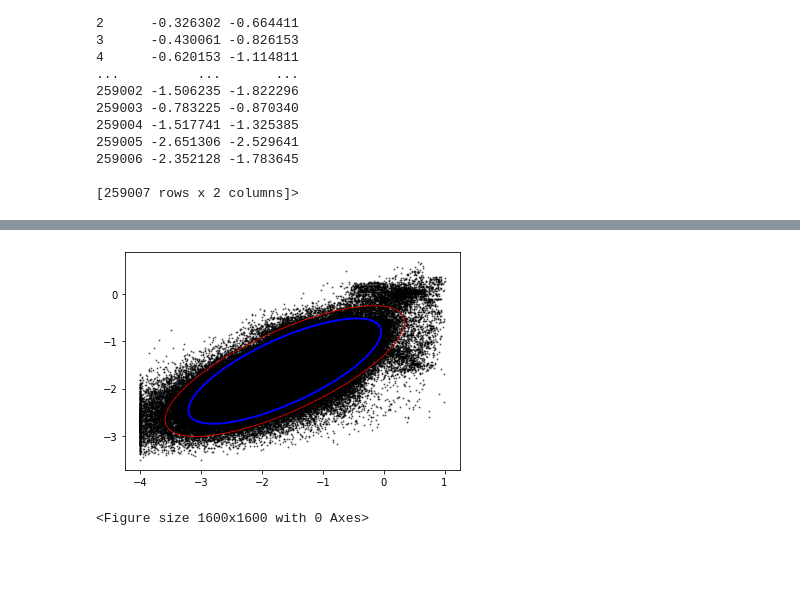
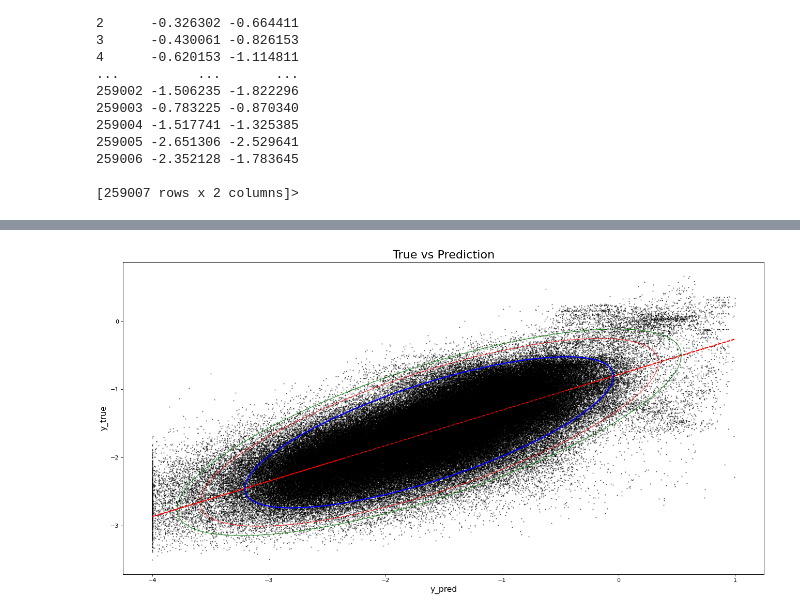
Before and after one commit to INTJ0001/ErrorEllipse, a Jupyter notebook: ErrorEllipse.ipynb, the cells around one changed output, grey strips where cells are left out. Saved outputs shown, nothing was run; the diff lists cells and outputs as text; code cells hidden in the pictures; blank space fills up the shorter version.

```diff
--- a/ErrorEllipse.ipynb
+++ b/ErrorEllipse.ipynb
@@ -129,0 +47,9 @@ plt.show()
+# %%
+figure(figsize=(20, 10), dpi=80)
+plt.plot(x,y,'o')
+plt.xlabel("y_pred", fontsize=14)
+plt.ylabel("y_true", fontsize=14)
+plt.title("True vs Prediction", fontsize=20)
+z = np.polyfit(x, y, 1)
+p = np.poly1d(z)
+plt.plot(x,p(x),"r--")
@@ -130,4 +59,6 @@ plt.show()
 # %%
+figure(figsize=(20, 10), dpi=80)
+
 def main(nstd=2.):
     """
     Generate an `nstd` sigma ellipse based on the mean and covariance of a
@@ -148,11 +79,20 @@ def main(nstd=2.):
     # METHOD 2
     width2, height2, theta2 = cov_ellipse2(points, cov, nstd)
 
+    #METHOD 3
+    width3, height3, theta3 = cov_ellipse3(points, cov, nstd)
+
     # Plot the raw points.
     df1["y_true"], df1["y_pred"]
     ax = plt.gca()
     plt.scatter(x, y, c='k', s=1, alpha=.5)
-    figure(figsize=(20, 20), dpi=80)
+    plt.xlabel("y_pred", fontsize=14)
+    plt.ylabel("y_true", fontsize=14)
+    plt.title("True vs Prediction", fontsize=20)
+    z = np.polyfit(x, y, 1)
+    p = np.poly1d(z)
+    plt.plot(x,p(x),"r--")
+
     # First ellipse
     ellipse1 = Ellipse(xy=mean_pos, width=width1, height=height1, angle=theta1,
                        edgecolor='b', fc='None', lw=2, zorder=4)
@@ -161,6 +101,11 @@ def main(nstd=2.):
     ellipse2 = Ellipse(xy=mean_pos, width=width2, height=height2, angle=theta2,
                        edgecolor='r', fc='None', lw=.8, zorder=4)
     ax.add_patch(ellipse2)
+
+    #Third ellipse
+    ellipse3 = Ellipse(xy=mean_pos, width=width3, height=height3, angle=theta3,
+                       edgecolor='g', fc='None', lw=.9, zorder=4)
+    ax.add_patch(ellipse3)
     plt.show()
 
 
@@ -180,32 +125,48 @@ def cov_ellipse(points, cov, nstd):
 
     vals, vecs = eigsorted(cov)
     theta = np.degrees(np.arctan2(*vecs[:, 0][::-1]))
 
     # Width and height are "full" widths, not radius
     width, height = 2 * nstd * np.sqrt(vals)
 
     return width, height, theta
 
 
 def cov_ellipse2(points, cov, nstd):
     """
     Source: https://stackoverflow.com/a/39749274/1391441
     """
 
     vals, vecs = eigsorted(cov)
     theta = np.degrees(np.arctan2(*vecs[::-1, 0]))
 
     # Confidence level
     q = 2 * norm.cdf(nstd) - 1
     r2 = chi2.ppf(q, 2)
 
     width, height = 2 * np.sqrt(vals * r2)
 
     return width, height, theta
 
 
+def cov_ellipse3(points, cov, nstd):
+    """
+    Source: https://stackoverflow.com/a/39749274/1391441
+    """
+
+    vals, vecs = eigsorted(cov)
+    theta = np.degrees(np.arctan2(*vecs[::-1, -0]))
+
+    # Confidence level
+    q = 2 * norm.cdf(nstd) - 1
+    r2 = chi2.ppf(q, 2)
+
+    width, height = 2.2 *np.sqrt(vals * r2)
+
+    return width, height, theta
+
+
 if __name__ == '__main__':
     main()
 # %% [output]
-[figure, old version]
+[figure, new version]
-<Figure size 1600x1600 with 0 Axes>
```
Also changed, not shown: parts of 5 cells of this notebook.
